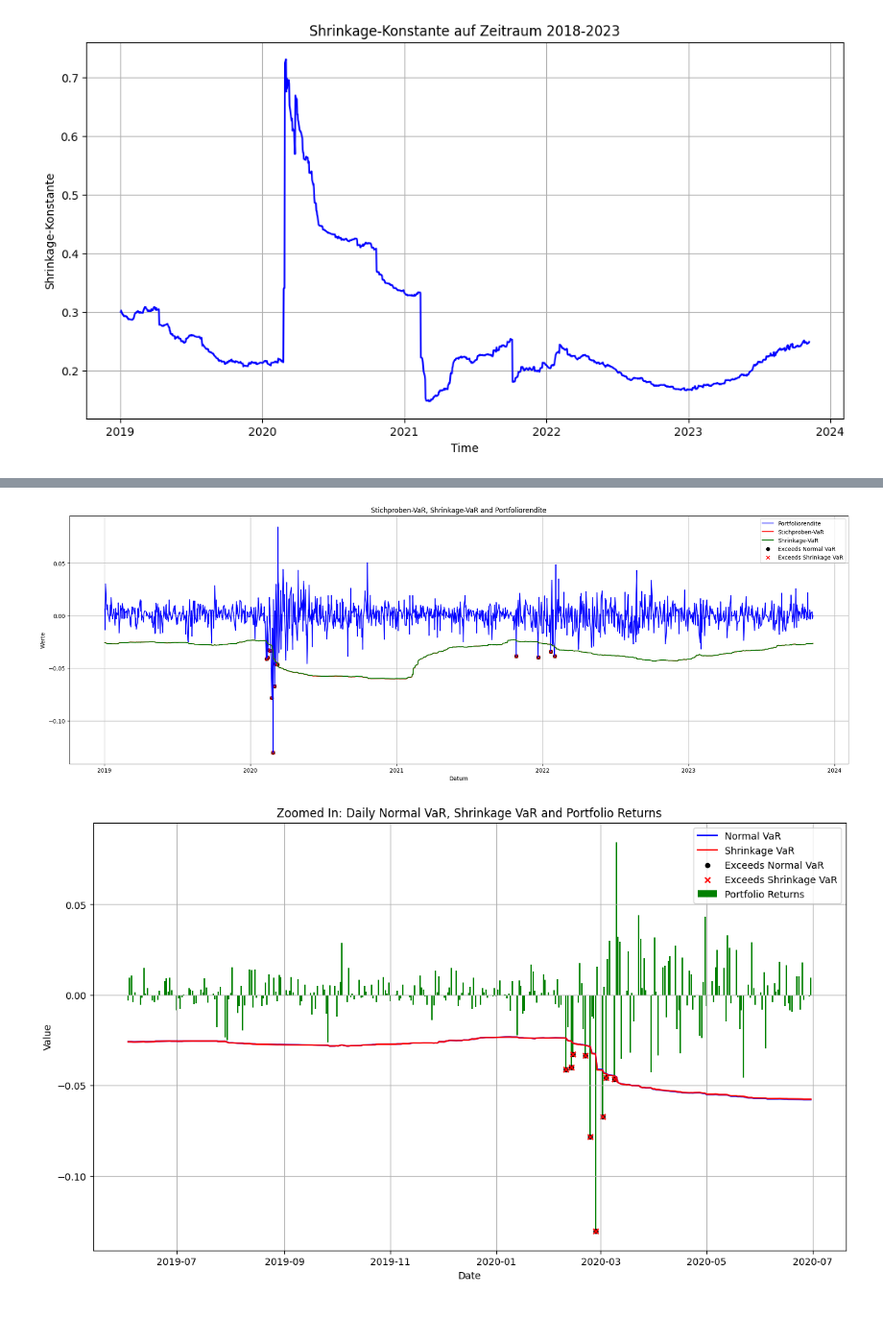
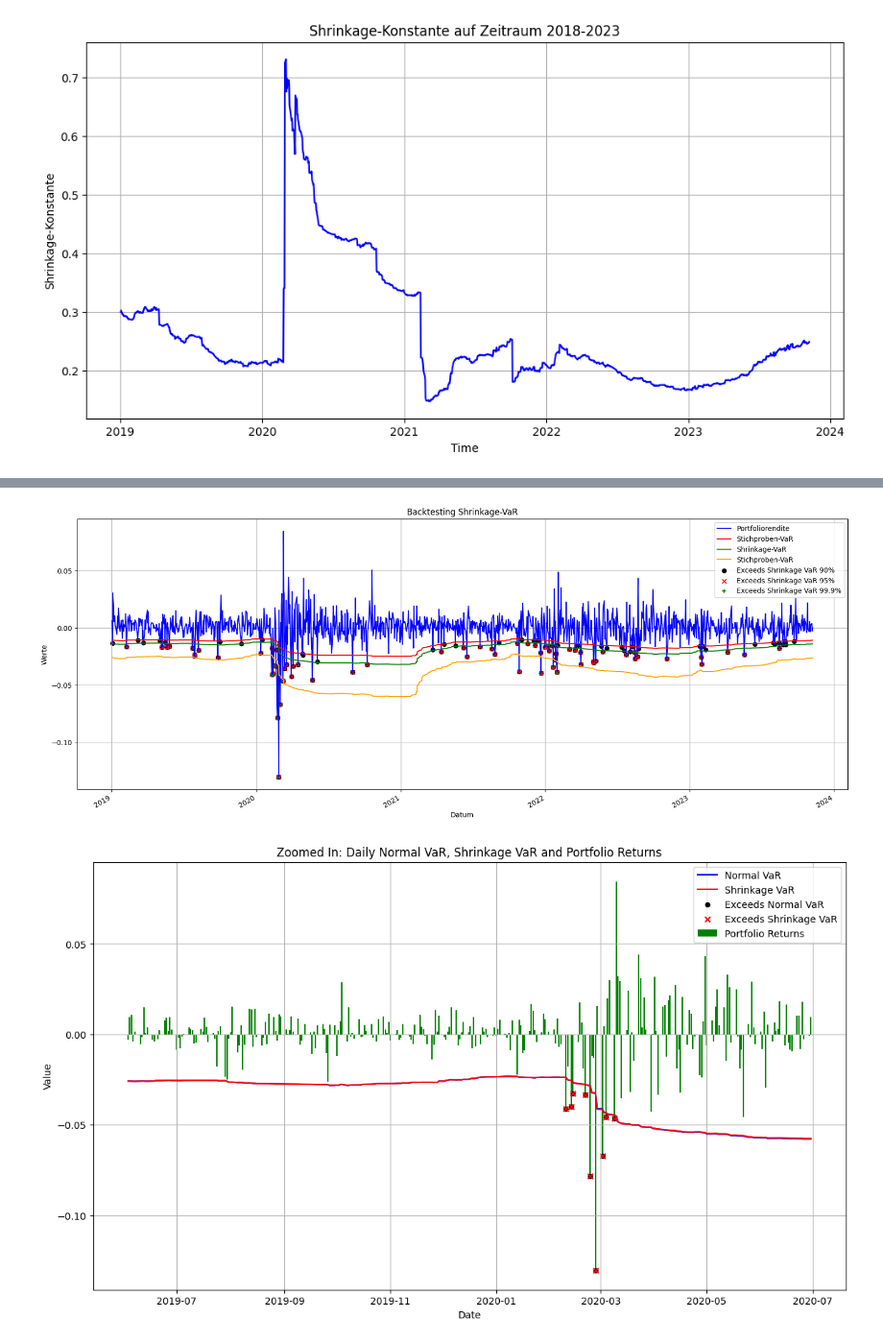
Before and after one commit to minhanhh1/MasterArbeitCode, a Jupyter notebook: SchätzungVaR.ipynb, the cells around one changed output, grey strips where cells are left out. Shown: that part at 96% size. Saved outputs shown, nothing was run; the diff lists cells and outputs as text; code cells hidden in the pictures; blank space fills up the shorter version.

Commit message:
update plot backtesting

```diff
--- a/SchätzungVaR.ipynb
+++ b/SchätzungVaR.ipynb
@@ -253,7 +253,7 @@ Datum
 Length: 1516, dtype: float64
 # %%
 #VaR Konfidenzniveau
-pVaR = 0.999
+pVaR = [0.999,0.95,0.90]
 zScore = norm.ppf(pVaR)
 #Definiere VaR-Vektoren
 normalVaR = np.zeros(testWindowSize)
@@ -526,19 +548,19 @@ plt.show()
 [figure]
 # %%
 # Sicherstellen, dass die Indizes als datetime interpretiert werden
-daily_normalVaR.index = pd.to_datetime(returns.index[250:250 + len(daily_normalVaR)])
-daily_shrinkageVaR.index = pd.to_datetime(returns.index[250:250 + len(daily_shrinkageVaR)])
+daily_normalVaR_99.index = pd.to_datetime(returns.index[250:250 + len(daily_normalVaR)])
+daily_shrinkageVaR_99.index = pd.to_datetime(returns.index[250:250 + len(daily_shrinkageVaR)])
 
 # Überprüfen des neuen Indexes von daily_normalVaR und daily_shrinkageVaR
-print("Erster Eintrag im Index von daily_normalVaR:", daily_normalVaR.index[0])
-print("Letzter Eintrag im Index von daily_normalVaR:", daily_normalVaR.index[-1])
-print("Erster Eintrag im Index von daily_shrinkageVaR:", daily_shrinkageVaR.index[0])
-print("Letzter Eintrag im Index von daily_shrinkageVaR:", daily_shrinkageVaR.index[-1])
+print("Erster Eintrag im Index von daily_normalVaR:", daily_normalVaR_99.index[0])
+print("Letzter Eintrag im Index von daily_normalVaR:", daily_normalVaR_99.index[-1])
+print("Erster Eintrag im Index von daily_shrinkageVaR:", daily_shrinkageVaR_99.index[0])
+print("Letzter Eintrag im Index von daily_shrinkageVaR:", daily_shrinkageVaR_99.index[-1])
 
 # Plotten des Subsets mit Beschriftung der X-Achse auf Jahre reduziert
 plt.figure(figsize=(14, 8))
-plt.plot(daily_normalVaR.index, -daily_normalVaR, label='Stichproben-VaR')
-plt.plot(daily_shrinkageVaR.index, -daily_shrinkageVaR, label='Shrinkage-VaR', color='red')
+plt.plot(daily_normalVaR_99.index, -daily_normalVaR_99, label='Stichproben-VaR')
+plt.plot(daily_shrinkageVaR_99.index, -daily_shrinkageVaR_99, label='Shrinkage-VaR', color='red')
 
 # X-Achse formatieren, um nur Jahre anzuzeigen
 ax = plt.gca()
@@ -689,24 +703,48 @@ plt.show()
 # %%
-daily_normalVaR.index = pd.date_range(start='2019-01-02', periods=len(daily_normalVaR), freq='B')
-daily_shrinkageVaR.index = pd.date_range(start='2019-01-02', periods=len(daily_shrinkageVaR), freq='B')
+daily_shrinkageVaR_90.index = pd.date_range(start='2019-01-02', periods=len(daily_normalVaR), freq='B')
+daily_shrinkageVaR_95.index = pd.date_range(start='2019-01-02', periods=len(daily_shrinkageVaR), freq='B')
+daily_shrinkageVaR_99.index = pd.date_range(start='2019-01-02', periods=len(daily_shrinkageVaR), freq='B')
+
 rolling_daily_returns_cor.index = pd.date_range(start='2019-01-02', periods=len(rolling_daily_returns_cor), freq='B')
 # Finden der Überschreitungen
-exceeds_normalVaR = rolling_daily_returns_cor['GV'] < daily_normalVaR['GV']
-exceeds_shrinkageVaR = rolling_daily_returns_cor['GV'] < daily_shrinkageVaR['GV']
+exceeds_shrinkageVaR_90 = rolling_daily_returns_cor['GV'] < daily_shrinkageVaR_90['GV']
+exceeds_shrinkageVaR_95 = rolling_daily_returns_cor['GV'] < daily_shrinkageVaR_95['GV']
+exceeds_shrinkageVaR_99 = rolling_daily_returns_cor['GV'] < daily_shrinkageVaR_99['GV']
+# Plotten der VaR-Werte und der Portfoliorenditen ab dem 2. Januar 2019
+plt.figure(figsize=(20, 8))
+plt.plot(rolling_daily_returns_cor.index, rolling_daily_returns_cor, label='Portfoliorendite', color='blue')
+plt.plot(daily_shrinkageVaR_90.index, daily_shrinkageVaR_90, label='Stichproben-VaR', color='red')
+plt.plot(daily_shrinkageVaR_95.index, daily_shrinkageVaR_95, label='Shrinkage-VaR', color='green')
+plt.plot(daily_shrinkageVaR_99.index, daily_shrinkageVaR_99, label='Stichproben-VaR', color='orange')
 
-# Plotten der VaR-Werte und der Portfoliorenditen ab dem 2. Januar 2019
-plt.figure(figsize=(25, 8))
-plt.plot(rolling_daily_returns_cor.index, rolling_daily_returns_cor, label='Portfoliorendite', color='blue')
-plt.plot(daily_normalVaR.index, daily_normalVaR, label='Stichproben-VaR', color='red')
-plt.plot(daily_shrinkageVaR.index, daily_shrinkageVaR, label='Shrinkage-VaR', color='green')
 
 # Schwarze Punkte für Überschreitungen plotten
-plt.scatter(rolling_daily_returns_cor.index[exceeds_normalVaR], rolling_daily_returns_cor[exceeds_normalVaR], color='black', marker='o', label='Exceeds Normal VaR')
-plt.scatter(rolling_daily_returns_cor.index[exceeds_shrinkageVaR], rolling_daily_returns_cor[exceeds_shrinkageVaR], color='red', marker='x', label='Exceeds Shrinkage VaR')
+plt.scatter(rolling_daily_returns_cor.index[exceeds_shrinkageVaR_90], rolling_daily_returns_cor[exceeds_shrinkageVaR_90], color='black', marker='o', label='Exceeds Shrinkage VaR 90%')
+plt.scatter(rolling_daily_returns_cor.index[exceeds_shrinkageVaR_95], rolling_daily_returns_cor[exceeds_shrinkageVaR_95], color='red', marker='x', label='Exceeds Shrinkage VaR 95%')
+plt.scatter(rolling_daily_returns_cor.index[exceeds_shrinkageVaR_99], rolling_daily_returns_cor[exceeds_shrinkageVaR_99], color='green', marker='+', label='Exceeds Shrinkage VaR 99.9%')
+# Sicherstellen, dass die Indizes als datetime interpretiert werden
+daily_normalVaR_99.index = pd.to_datetime(returns.index[250:250 + len(daily_normalVaR)])
+daily_shrinkageVaR_99.index = pd.to_datetime(returns.index[250:250 + len(daily_shrinkageVaR)])
+
+# Überprüfen des neuen Indexes von daily_normalVaR und daily_shrinkageVaR
+print("Erster Eintrag im Index von daily_normalVaR:", daily_normalVaR_99.index[0])
+print("Letzter Eintrag im Index von daily_normalVaR:", daily_normalVaR_99.index[-1])
+print("Erster Eintrag im Index von daily_shrinkageVaR:", daily_shrinkageVaR_99.index[0])
+print("Letzter Eintrag im Index von daily_shrinkageVaR:", daily_shrinkageVaR_99.index[-1])
+
+
+
+# X-Achse formatieren, um nur Jahre anzuzeigen
+ax = plt.gca()
+ax.xaxis.set_major_locator(mdates.YearLocator())
+ax.xaxis.set_major_formatter(mdates.ConciseDateFormatter(mdates.YearLocator()))
+
+# Verbesserung der Darstellung der X-Achse
+plt.gcf().autofmt_xdate()
 
 plt.xlabel('Datum')
 plt.ylabel('Werte')
-plt.title('Stichproben-VaR, Shrinkage-VaR and Portfoliorendite')
+plt.title('Backtesting Shrinkage-VaR')
 plt.legend()
 plt.grid(True)
 plt.show()
@@ -714,4 +756,4 @@ plt.show()
-[figure, old version]
+[figure, new version]
 # %%
 # Zeitraum mit großen Änderungen identifizieren (z.B. März 2020)
 start_zoom_date = '2019-06-01'
```
Also changed, not shown: parts of 7 cells of this notebook.
